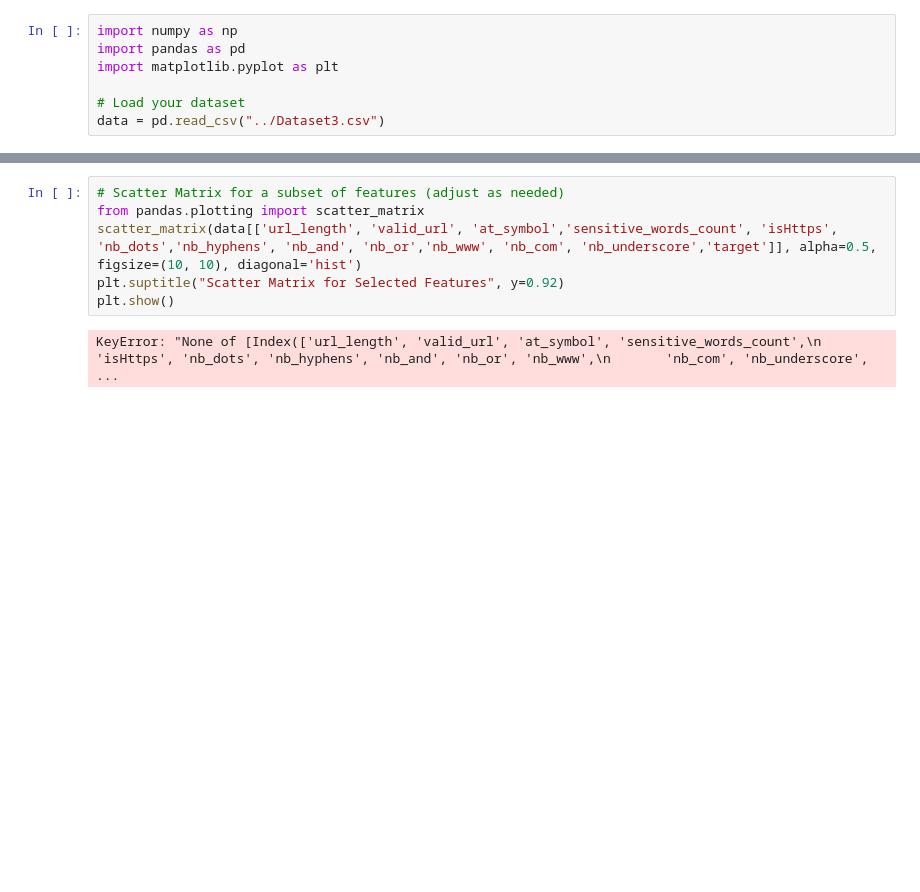
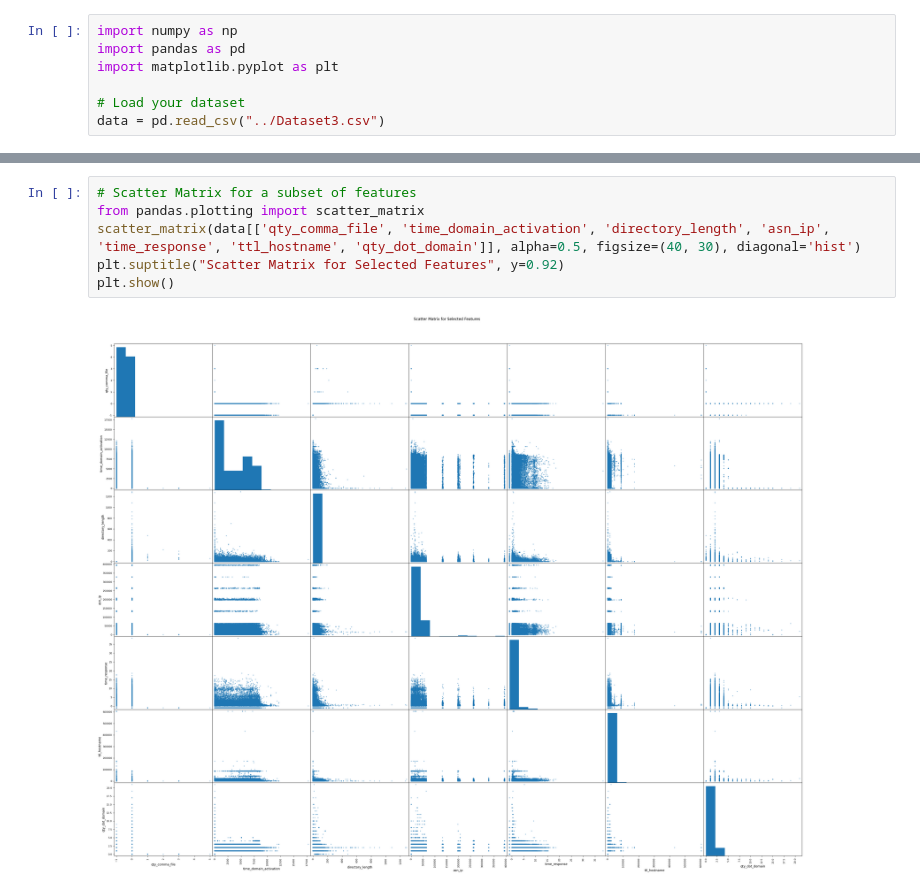
Before and after one commit to akshaychouke/Machine-Learning-for-Cyber-Security, a Jupyter notebook: Dataset_Visulization/D3.ipynb, the cells around one changed output, grey strips where cells are left out. Drawn from its saved outputs; the diff is of its cells as text; blank space fills up the shorter version.

```diff
--- a/Dataset_Visulization/D3.ipynb
+++ b/Dataset_Visulization/D3.ipynb
@@ -26,8 +26,8 @@ plt.show()
 # %%
-# Scatter Matrix for a subset of features (adjust as needed)
+# Scatter Matrix for a subset of features
 from pandas.plotting import scatter_matrix
-scatter_matrix(data[['url_length', 'valid_url', 'at_symbol','sensitive_words_count', 'isHttps', 'nb_dots','nb_hyphens', 'nb_and', 'nb_or','nb_www', 'nb_com', 'nb_underscore','target']], alpha=0.5, figsize=(10, 10), diagonal='hist')
+scatter_matrix(data[['qty_comma_file', 'time_domain_activation', 'directory_length', 'asn_ip', 'time_response', 'ttl_hostname', 'qty_dot_domain']], alpha=0.5, figsize=(40, 30), diagonal='hist')
 plt.suptitle("Scatter Matrix for Selected Features", y=0.92)
 plt.show()
 # %% [output]
-KeyError: "None of [Index(['url_length', 'valid_url', 'at_symbol', 'sensitive_words_count',\n       'isHttps', 'nb_dots', 'nb_hyphens', 'nb_and', 'nb_or', 'nb_www',\n       'nb_com', 'nb_underscore',  ...
+[figure, added]
```
Also changed, not shown: parts of 2 cells of this notebook, 3 other files.
